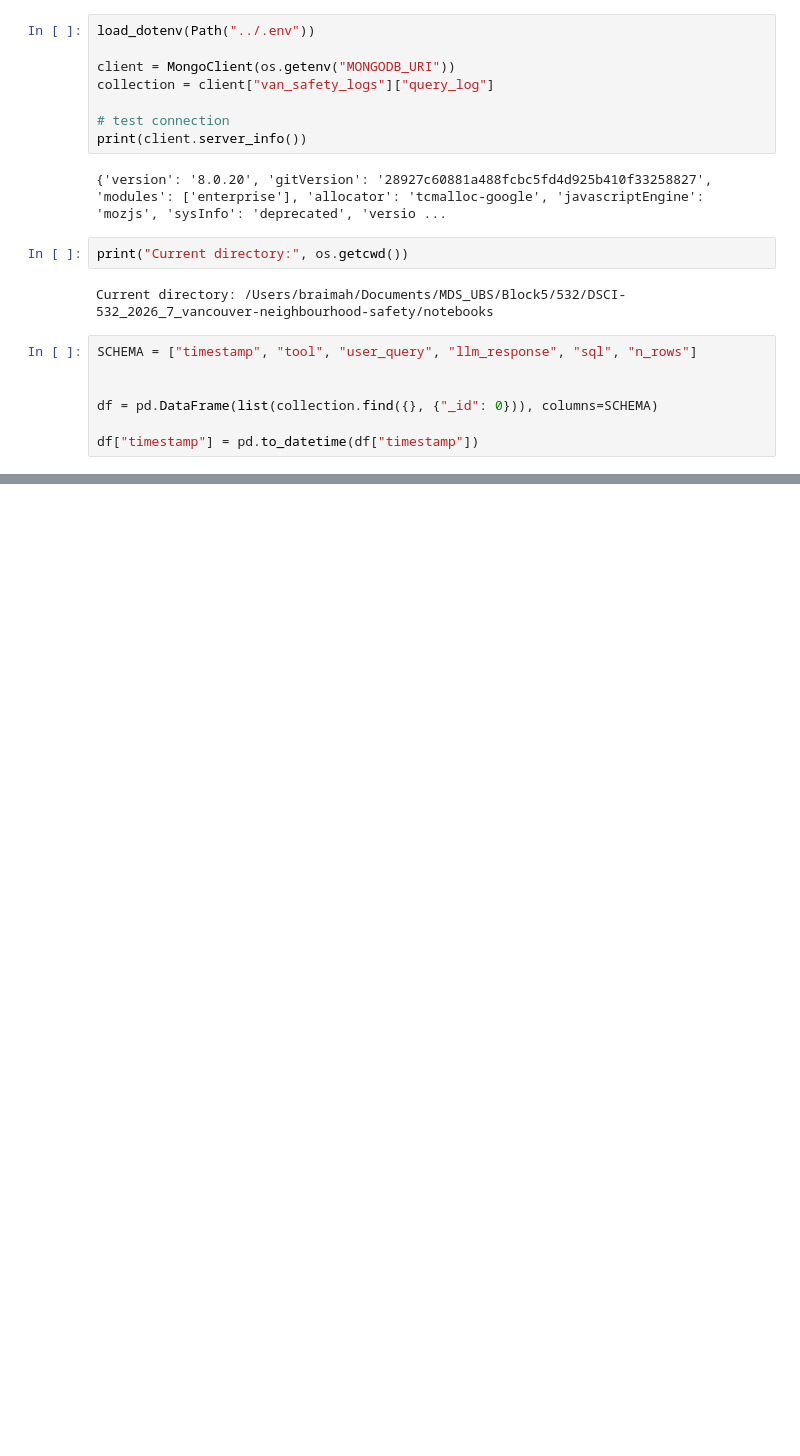
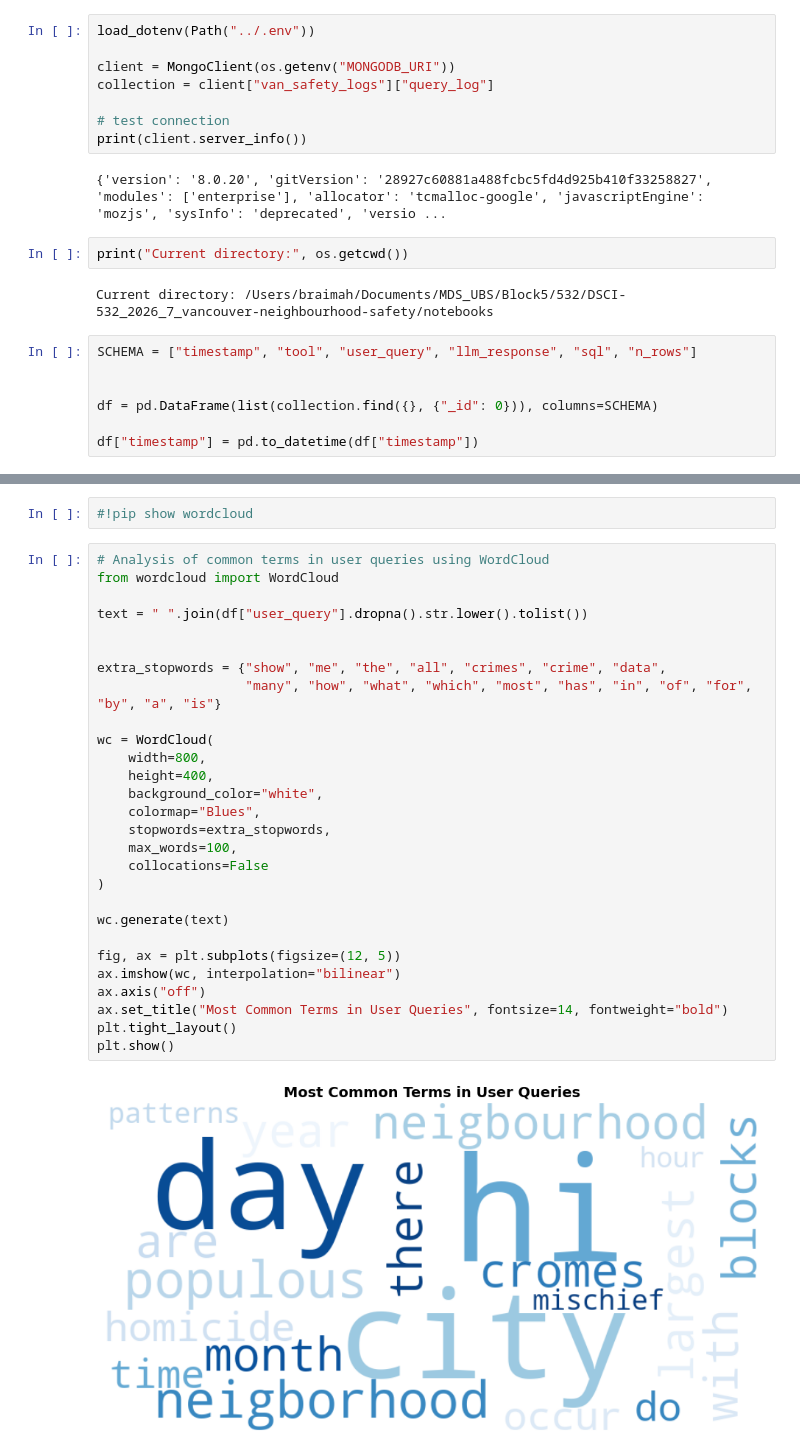
Before and after one commit to UBC-MDS/DSCI-532_2026_7_vancouver-neighbourhood-safety, a Jupyter notebook: notebooks/query_logging_analysis.ipynb, the cells around one changed output, grey strips where cells are left out. Cells and saved outputs as stored; diff of their text form; blank space fills up the shorter version.

Commit message:
completes visualizations and context for logging

```diff
--- a/notebooks/query_logging_analysis.ipynb
+++ b/notebooks/query_logging_analysis.ipynb
@@ -36,0 +118,32 @@ df.head()
+# %%
+#!pip show wordcloud
+# %%
+# Analysis of common terms in user queries using WordCloud
+from wordcloud import WordCloud
+
+text = " ".join(df["user_query"].dropna().str.lower().tolist())
+
+
+extra_stopwords = {"show", "me", "the", "all", "crimes", "crime", "data",
+                   "many", "how", "what", "which", "most", "has", "in", "of", "for", "by", "a", "is"}
+
+wc = WordCloud(
+    width=800,
+    height=400,
+    background_color="white",
+    colormap="Blues",
+    stopwords=extra_stopwords,
+    max_words=100,
+    collocations=False
+)
+
+wc.generate(text)
+
+fig, ax = plt.subplots(figsize=(12, 5))
+ax.imshow(wc, interpolation="bilinear")
+ax.axis("off")
+ax.set_title("Most Common Terms in User Queries", fontsize=14, fontweight="bold")
+plt.tight_layout()
+plt.show()
+# %% [output]
+[figure, added]
```
Also changed, not shown: parts of 10 cells of this notebook.
